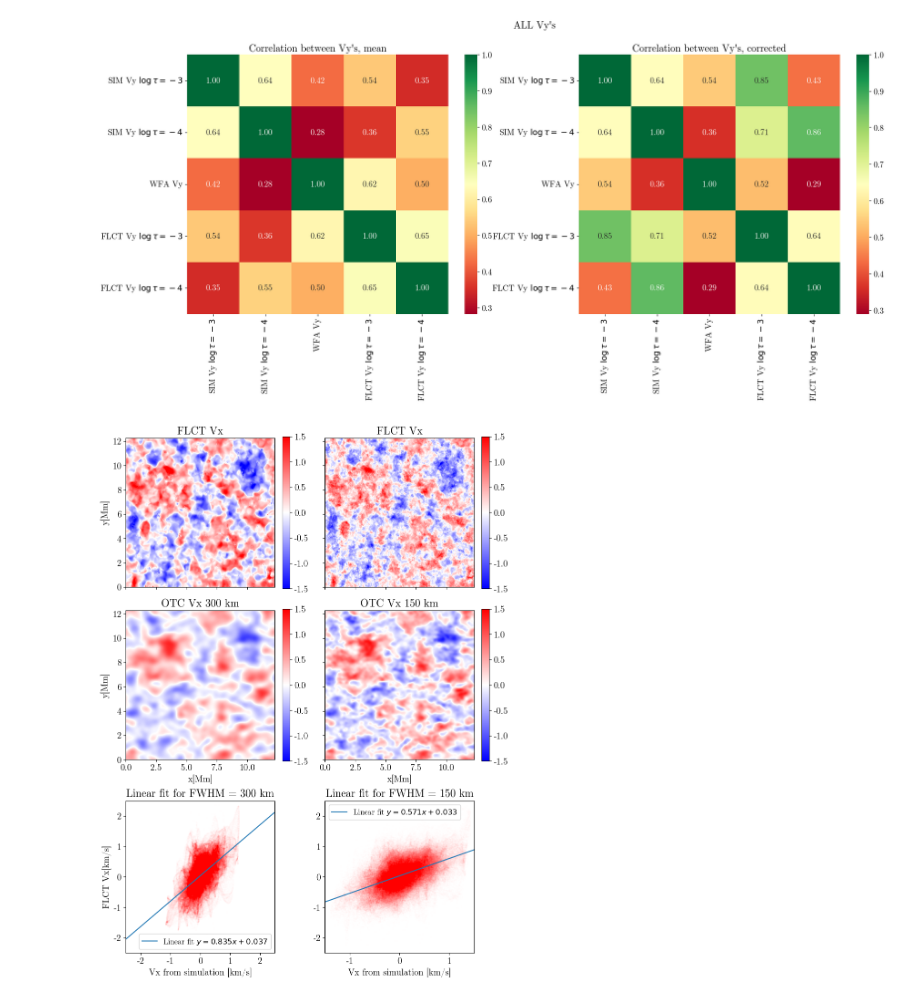
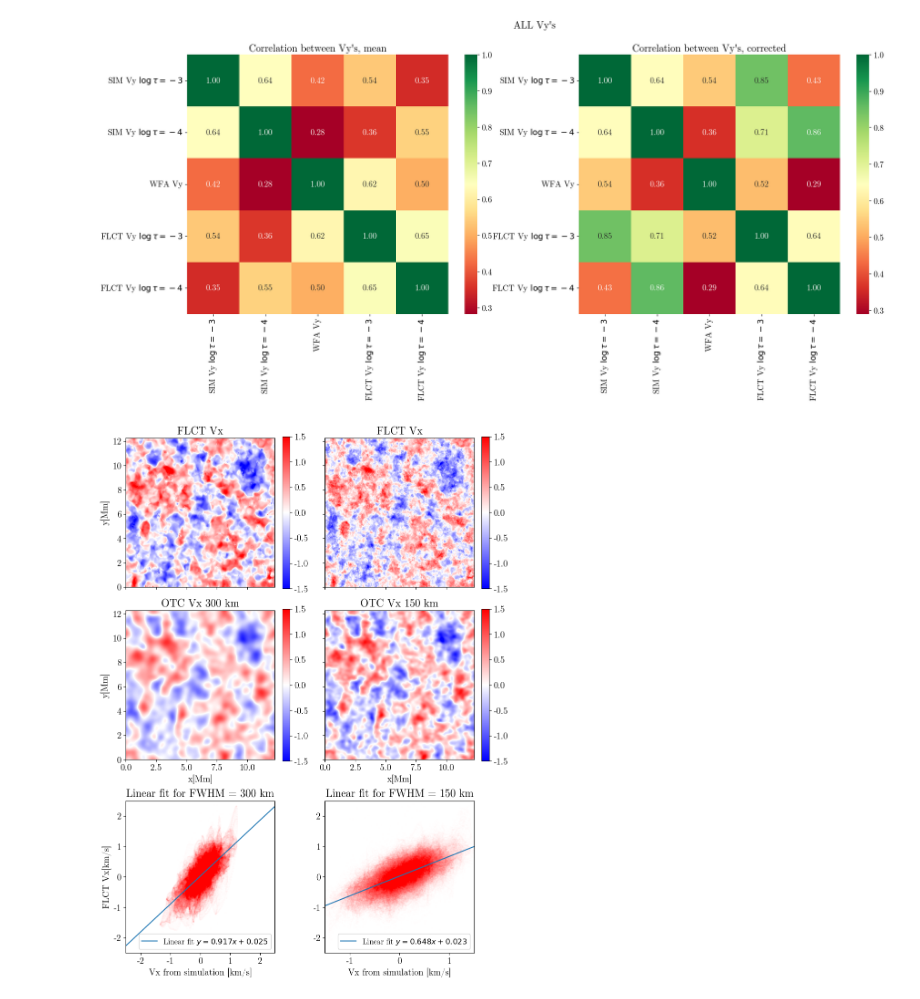
Before and after one commit to TheodoreKostic/Tracking_features, a Jupyter notebook: FirstPaper/WFA_MgIb2.ipynb, the cells around one changed output. Cells and saved outputs as stored; diff of their text form; code cells hidden in the pictures.

```diff
--- a/FirstPaper/WFA_MgIb2.ipynb
+++ b/FirstPaper/WFA_MgIb2.ipynb
@@ -734,7 +734,7 @@ ax2 = f.add_subplot(323)
 ax2.set_title("OTC Vx 300 km")
 ax2.set_xlabel("x[Mm]")
 ax2.set_ylabel("y[Mm]")
-im2 = ax2.imshow(Vxm4_filtered600[:, :], origin='lower', cmap = "bwr", extent = (0, 12.268, 0, 12.268), vmin = -1.5, vmax = 1.5)
+im2 = ax2.imshow(Vxm3_filtered600[:, :], origin='lower', cmap = "bwr", extent = (0, 12.268, 0, 12.268), vmin = -1.5, vmax = 1.5)
 plt.colorbar(im2)
 
 #ax3 = plt.subplot2grid((4,3), (0,2))
@@ -742,8 +742,8 @@ ax3 = f.add_subplot(325)
 ax3.set_title("Linear fit for FWHM = 300 km")
 ax3.set_ylabel("FLCT Vx[km/s]")
 ax3.set_xlabel("Vx from simulation [km/s]")
-ax3.scatter(Vxm4_filtered600.flatten(), Vx_BzMgI_cor.flatten(), s = 0.01, alpha = 0.05, color="red")
-m3, b3, *_ = linregress(Vxm4_filtered600.flatten(), Vx_BzMgI_cor.flatten())
+ax3.scatter(Vxm3_filtered600.flatten(), Vx_BzMgI_cor.flatten(), s = 0.01, alpha = 0.05, color="red")
+m3, b3, *_ = linregress(Vxm3_filtered600.flatten(), Vx_BzMgI_cor.flatten())
 ax3.axline(xy1=(0, b3), slope=m3, label=f'Linear fit $y = {m3:.3f}x {b3:+.3f}$')
 ax3.set_xlim(-2.5, 2.5)
 ax3.set_ylim(-2.5, 2.5)
@@ -754,35 +754,35 @@ ax4 = f.add_subplot(322)
 ax4.set_title("FLCT Vx")
 #ax4.set_xlabel("x[Mm]")
 #ax4.set_ylabel("y[Mm]")
 ax4.set_xticklabels([])
 ax4.set_yticklabels([])
 im4 = ax4.imshow(Vx_BzMgI_cor3[:, :], origin='lower', cmap = "bwr", extent = (0, 12.268, 0, 12.268), vmin = -1.5, vmax = 1.5)
 plt.colorbar(im4)
 
 #ax5 = plt.subplot2grid((4,3), (1,1))
 ax5 = f.add_subplot(324)
 ax5.set_title("OTC Vx 150 km")
 ax5.set_xlabel("x[Mm]")
 #ax5.set_ylabel("y[Mm]")
 ax5.set_yticklabels([])
-im5 = ax5.imshow(Vxm4_filtered300[:, :], origin='lower', cmap = "bwr", extent = (0, 12.268, 0, 12.268), vmin = -1.5, vmax = 1.5)
+im5 = ax5.imshow(Vxm3_filtered300[:, :], origin='lower', cmap = "bwr", extent = (0, 12.268, 0, 12.268), vmin = -1.5, vmax = 1.5)
 plt.colorbar(im5)
 
 #ax6 = plt.subplot2grid((4,3), (1,2))
 ax6 = f.add_subplot(326)
 ax6.set_title("Linear fit for FWHM = 150 km")
 #ax6.set_ylabel("FLCT Vx[km/s]")
 ax6.set_xlabel("Vx from simulation [km/s]")
-ax6.scatter(Vxm4_filtered300.flatten(), Vx_BzMgI_cor3.flatten(), s = 0.01, alpha = 0.05, color="red")
-m4, b4, *_ = linregress(Vxm4_filtered300.flatten(), Vx_BzMgI_cor3.flatten())
+ax6.scatter(Vxm3_filtered300.flatten(), Vx_BzMgI_cor3.flatten(), s = 0.01, alpha = 0.05, color="red")
+m4, b4, *_ = linregress(Vxm3_filtered300.flatten(), Vx_BzMgI_cor3.flatten())
 ax6.axline(xy1=(0, b4), slope=m4, label=f'Linear fit $y = {m4:.3f}x {b4:+.3f}$')
 ax6.set_xlim(-1.5, 1.5)
 ax6.set_ylim(-2.5, 2.5)
 plt.legend(fontsize = 12)
 
 
 
 #plt.tight_layout()
-plt.savefig("300_600_%2compMgI_taum4.png", dpi = 75, bbox_inches = 'tight')
+plt.savefig("300_600_%2compMgI_taum3.png", dpi = 75, bbox_inches = 'tight')
 # %% [output]
-[figure, old version]
+[figure, new version]
```
